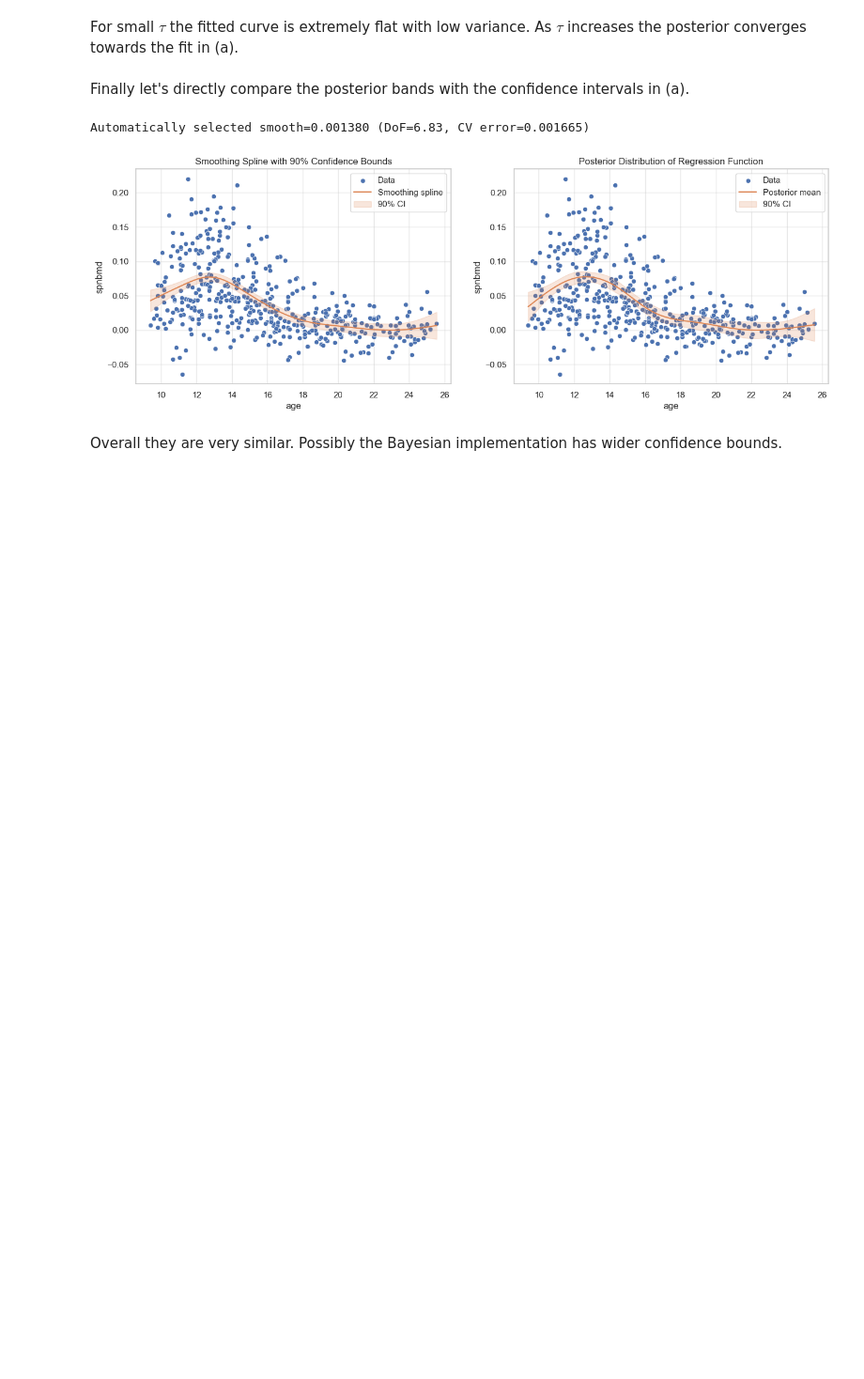
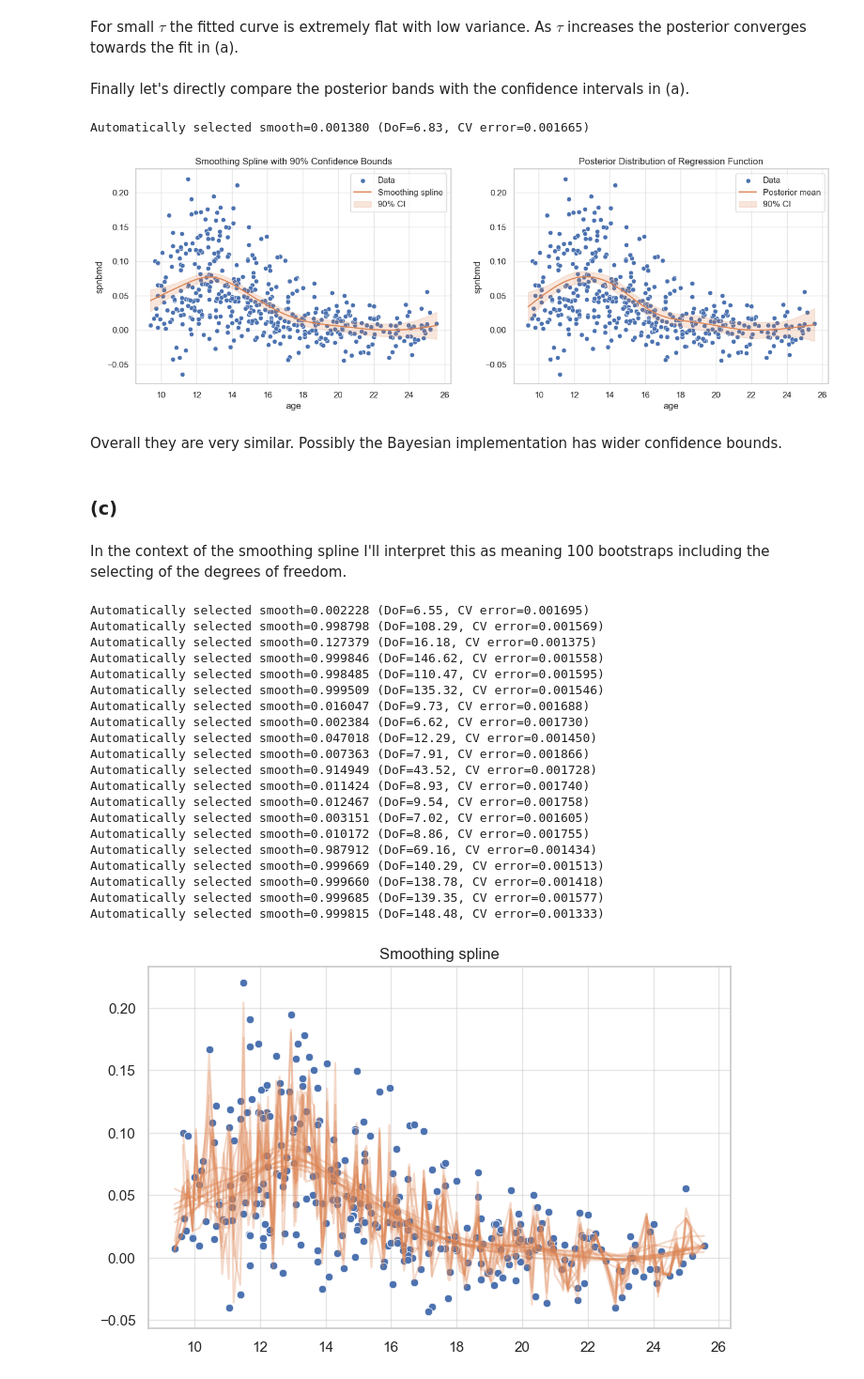
Before and after one commit to chris-leonard/elements-of-statistical-learning, a Jupyter notebook: chapter-8/chapter-8-exercises.ipynb, the cells around one changed output. Shown at 94% size. Saved outputs shown, nothing was run; the diff lists cells and outputs as text; code cells hidden in the pictures; blank space fills up the shorter version.

```diff
--- a/chapter-8/chapter-8-exercises.ipynb
+++ b/chapter-8/chapter-8-exercises.ipynb
@@ -503,3 +509,56 @@ Automatically selected smooth=0.001380 (DoF=6.83, CV error=0.001665)
 # %% [markdown]
 Overall they are very similar.
 Possibly the Bayesian implementation has wider confidence bounds.
+# %% [markdown]
+### (c)
+# %% [markdown]
+In the context of the smoothing spline I'll interpret this as meaning 100 bootstraps including the selecting of the degrees of freedom.
+# %%
+n_bootstrap = 20
+degrees_of_freedom = []
+bootstrap_x = []
+bootstrap_y = []
+
+fig, ax = plt.subplots(figsize=(8, 5))
+for i in range(n_bootstrap):
+    # Sample with replacement
+    sample_indices = np.random.choice(len(bone_data), size=len(bone_data), replace=True)
+    sample_data = bone_data.iloc[sample_indices].reset_index(drop=True)
+
+    # Fit smoothing spline to the bootstrap sample
+    bootstrap_spline_model = SmoothingSpline(sample_data['age'], sample_data['spnbmd'])
+
+    degrees_of_freedom.append(bootstrap_spline_model.dof)
+
+    # Plot the bootstrap spline
+    x, y, _ = bootstrap_spline_model.get_training_predictions_with_std_errors()
+    bootstrap_x.append(x)
+    bootstrap_y.append(y)
+
+    plot_data = (i == 0)
+    bootstrap_spline_model.plot_training_predictions(confidence_level=None, spline_alpha=0.3, plot_data=plot_data, ax=ax)
+
+
+ax.get_legend().remove()
+# %% [output]
+Automatically selected smooth=0.002228 (DoF=6.55, CV error=0.001695)
+Automatically selected smooth=0.998798 (DoF=108.29, CV error=0.001569)
+Automatically selected smooth=0.127379 (DoF=16.18, CV error=0.001375)
+Automatically selected smooth=0.999846 (DoF=146.62, CV error=0.001558)
+Automatically selected smooth=0.998485 (DoF=110.47, CV error=0.001595)
+Automatically selected smooth=0.999509 (DoF=135.32, CV error=0.001546)
+Automatically selected smooth=0.016047 (DoF=9.73, CV error=0.001688)
+Automatically selected smooth=0.002384 (DoF=6.62, CV error=0.001730)
+Automatically selected smooth=0.047018 (DoF=12.29, CV error=0.001450)
+Automatically selected smooth=0.007363 (DoF=7.91, CV error=0.001866)
+Automatically selected smooth=0.914949 (DoF=43.52, CV error=0.001728)
+Automatically selected smooth=0.011424 (DoF=8.93, CV error=0.001740)
+Automatically selected smooth=0.012467 (DoF=9.54, CV error=0.001758)
+Automatically selected smooth=0.003151 (DoF=7.02, CV error=0.001605)
+Automatically selected smooth=0.010172 (DoF=8.86, CV error=0.001755)
+Automatically selected smooth=0.987912 (DoF=69.16, CV error=0.001434)
+Automatically selected smooth=0.999669 (DoF=140.29, CV error=0.001513)
+Automatically selected smooth=0.999660 (DoF=138.78, CV error=0.001418)
+Automatically selected smooth=0.999685 (DoF=139.35, CV error=0.001577)
+Automatically selected smooth=0.999815 (DoF=148.48, CV error=0.001333)
+[figure, added]
```
Also changed, not shown: parts of 6 cells of this notebook.
